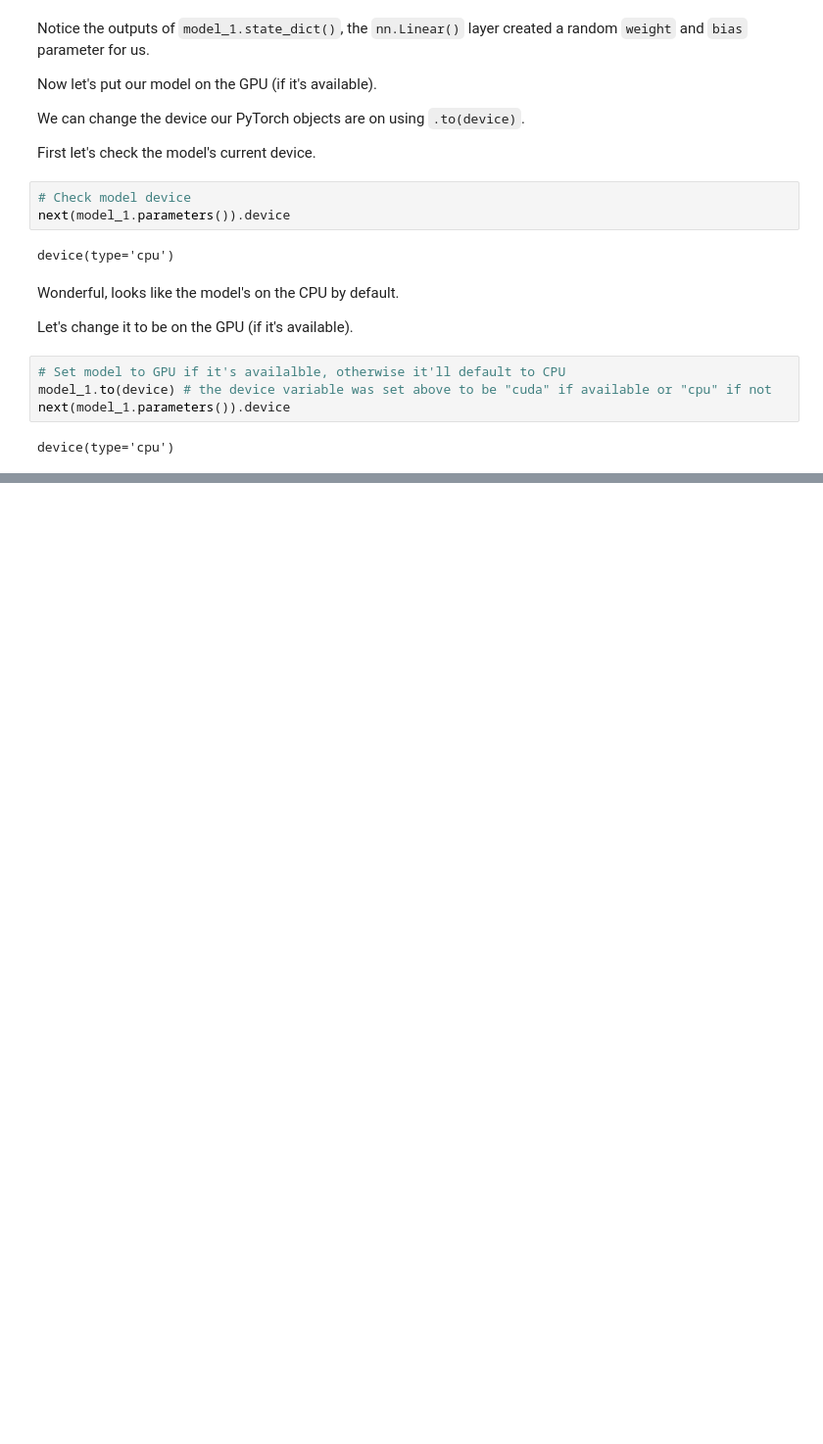
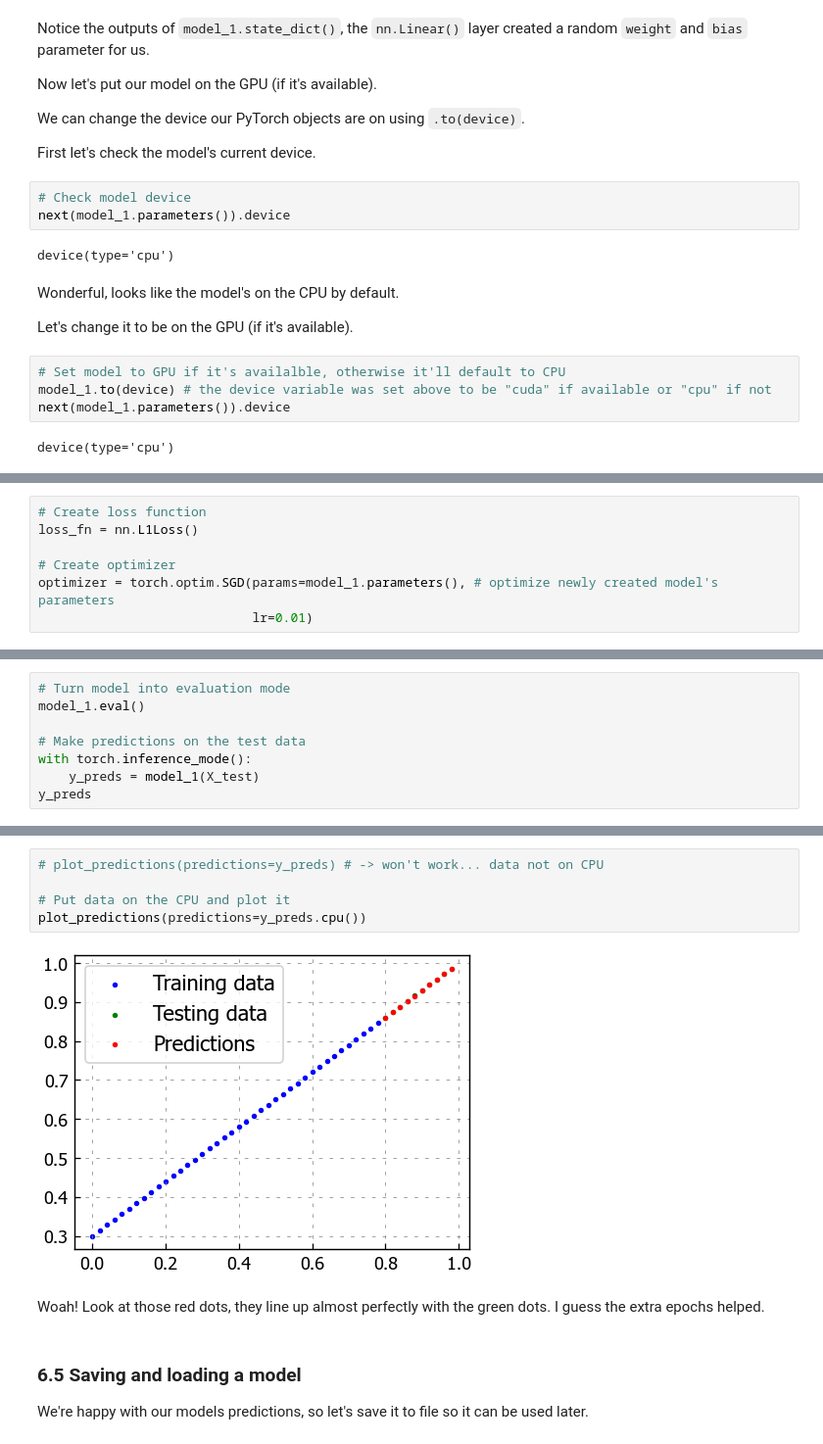
Before and after one commit to thangckt/pytorch_deep_learning, a Jupyter notebook: thang_practice/1_Pytorch_workflow.ipynb, the cells around one changed output, grey strips where cells are left out. Shown: that part at 98% size. Drawn from its saved outputs; the diff is of its cells as text; blank space fills up the shorter version.

```diff
--- a/thang_practice/1_Pytorch_workflow.ipynb
+++ b/thang_practice/1_Pytorch_workflow.ipynb
@@ -704,0 +711,7 @@ device
+# %%
+# Create loss function
+loss_fn = nn.L1Loss()
+
+# Create optimizer
+optimizer = torch.optim.SGD(params=model_1.parameters(), # optimize newly created model's parameters
+                            lr=0.01)
@@ -704,0 +814,8 @@ device
+# %%
+# Turn model into evaluation mode
+model_1.eval()
+
+# Make predictions on the test data
+with torch.inference_mode():
+    y_preds = model_1(X_test)
+y_preds
@@ -704,0 +839,13 @@ device
+# %%
+# plot_predictions(predictions=y_preds) # -> won't work... data not on CPU
+
+# Put data on the CPU and plot it
+plot_predictions(predictions=y_preds.cpu())
+# %% [output]
+[figure, added]
+# %% [markdown]
+Woah! Look at those red dots, they line up almost perfectly with the green dots. I guess the extra epochs helped.
+# %% [markdown]
+### 6.5 Saving and loading a model
+
+We're happy with our models predictions, so let's save it to file so it can be used later.
```
Also changed, not shown: parts of 14 cells of this notebook, 2 other files.
